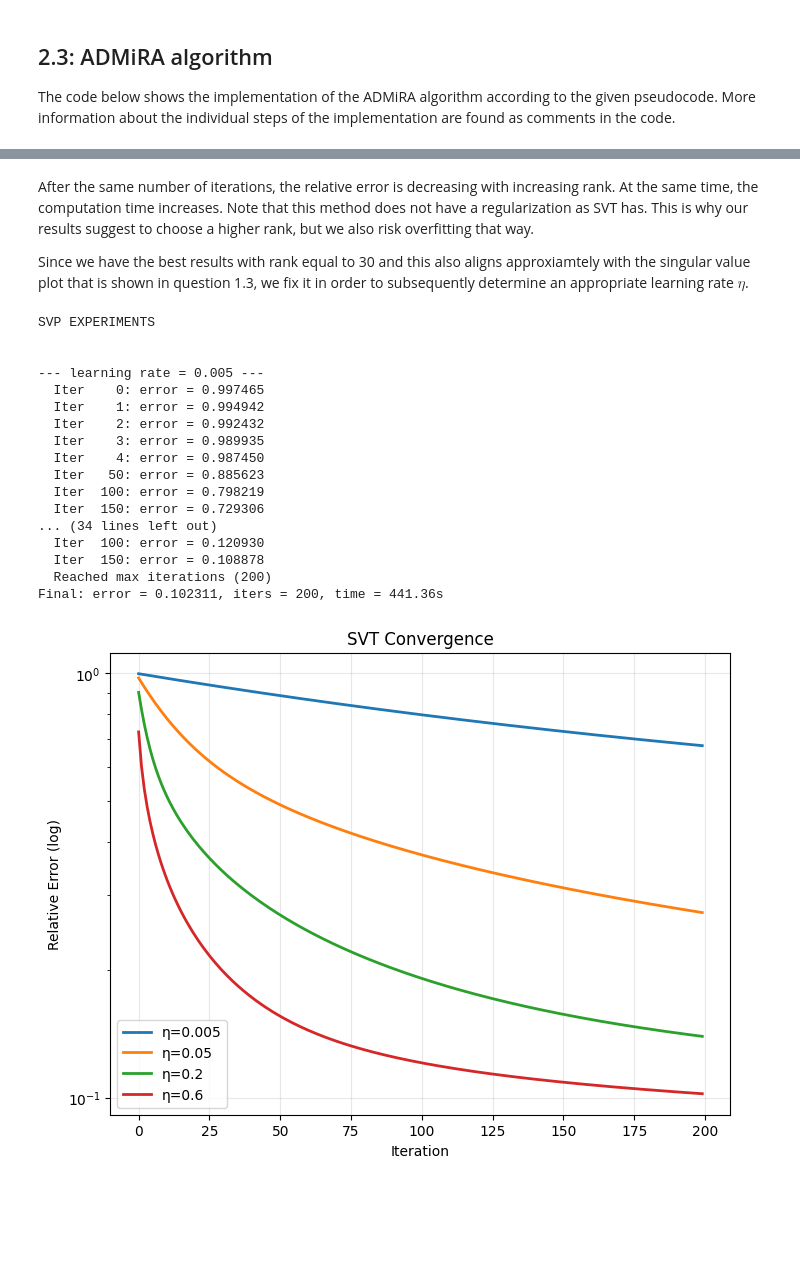
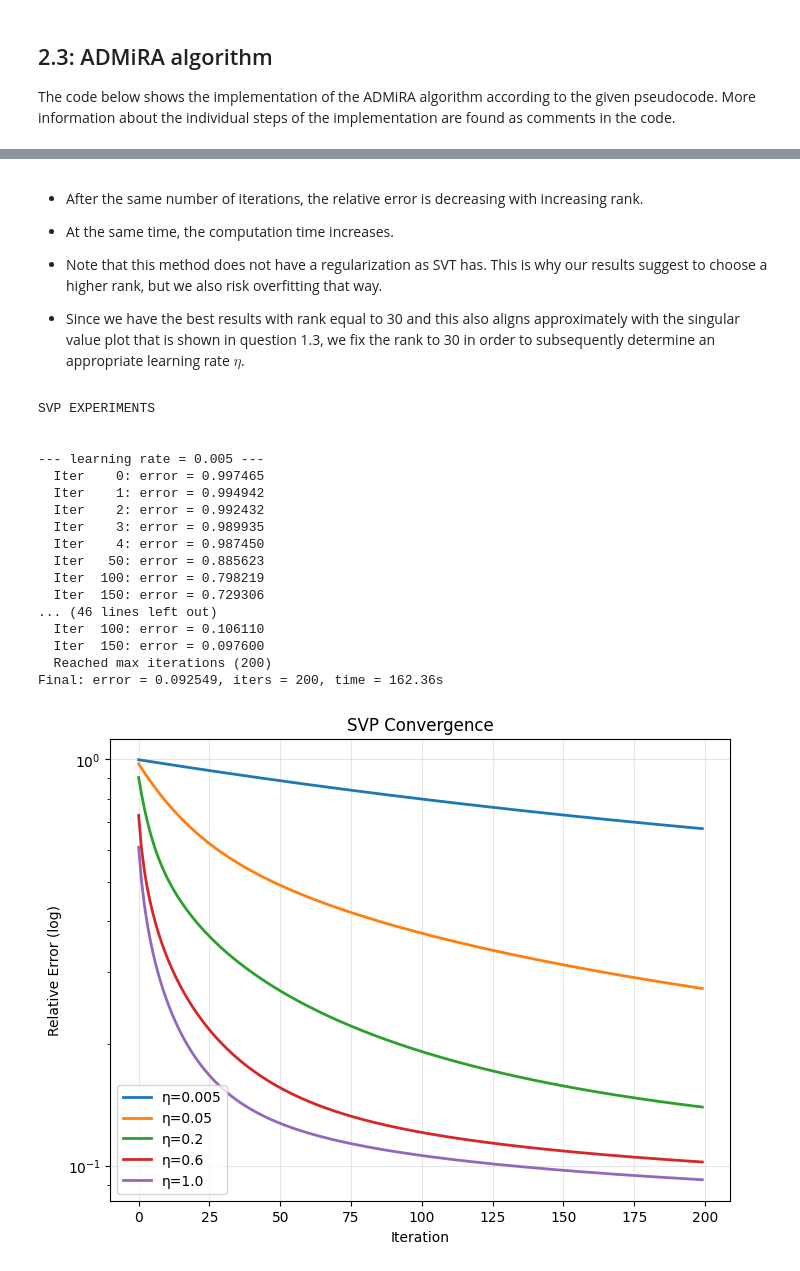
Before and after one commit to smlemons/Dimension-Reduction-Lab, a Jupyter notebook: LabDimReduction_final.ipynb, the cells around one changed output, grey strips where cells are left out. Drawn from its saved outputs; the diff is of its cells as text; code cells hidden in the pictures; blank space fills up the shorter version.

```diff
--- a/LabDimReduction_final.ipynb
+++ b/LabDimReduction_final.ipynb
@@ -15,7 +17,7 @@ import time
 import matplotlib.pyplot as plt
 
 # import data
-data = pd.read_csv('/content/ratings.csv')
+data = pd.read_csv('data/ratings.csv')
 data
 # %% [output]
 |  | userId | movieId | rating | timestamp |
@@ -516,12 +549,14 @@ Final: error = 0.092549, iters = 200, time = 442.31s
 # %% [markdown]
-After the same number of iterations, the relative error is decreasing with increasing rank. At the same time, the computation time increases. Note that this method does not have a regularization as SVT has. This is why our results suggest to choose a higher rank, but we also risk overfitting that way.
+- After the same number of iterations, the relative error is decreasing with increasing rank.
+- At the same time, the computation time increases.
+- Note that this method does not have a regularization as SVT has. This is why our results suggest to choose a higher rank, but we also risk overfitting that way.
 
-Since we have the best results with rank equal to 30 and this also aligns approxiamtely with the singular value plot that is shown in question 1.3, we fix it in order to subsequently determine an appropriate learning rate $\eta$.
+- Since we have the best results with rank equal to 30 and this also aligns approximately with the singular value plot that is shown in question 1.3, we fix the rank to 30 in order to subsequently determine an appropriate learning rate $\eta$.
 # %%
 print("SVP EXPERIMENTS \n")
 
 svp_results_eta = {}
-etas  = [0.005, 0.05, 0.2, 0.6]
+etas  = [0.005, 0.05, 0.2, 0.6, 1.0]
 
 for e in etas:
     print(f"\n--- learning rate = {e} ---")
@@ -541,22 +576,23 @@ SVP EXPERIMENTS
   Iter   50: error = 0.885623
   Iter  100: error = 0.798219
   Iter  150: error = 0.729306
-... (34 lines left out)
-  Iter  100: error = 0.120930
-  Iter  150: error = 0.108878
+... (46 lines left out)
+  Iter  100: error = 0.106110
+  Iter  150: error = 0.097600
   Reached max iterations (200)
-Final: error = 0.102311, iters = 200, time = 441.36s
+Final: error = 0.092549, iters = 200, time = 162.36s
 # %%
+etas  = [0.005, 0.05, 0.2, 0.6, 1.0]
 # plot the errors accordingly per learning rate
 plt.figure(figsize=(8, 6))
 for e in etas:
     plt.semilogy(svp_results_eta[e]['errors'], label=f'η={e}', linewidth=2)
 plt.xlabel('Iteration')
 plt.ylabel('Relative Error (log)')
-plt.title('SVT Convergence')
+plt.title('SVP Convergence')
 plt.legend()
 plt.grid(True, alpha=0.3)
 plt.show()
 # %% [output]
-[figure, old version]
+[figure, new version]
 # %% [markdown]
```
Also changed, not shown: parts of 19 cells of this notebook.
